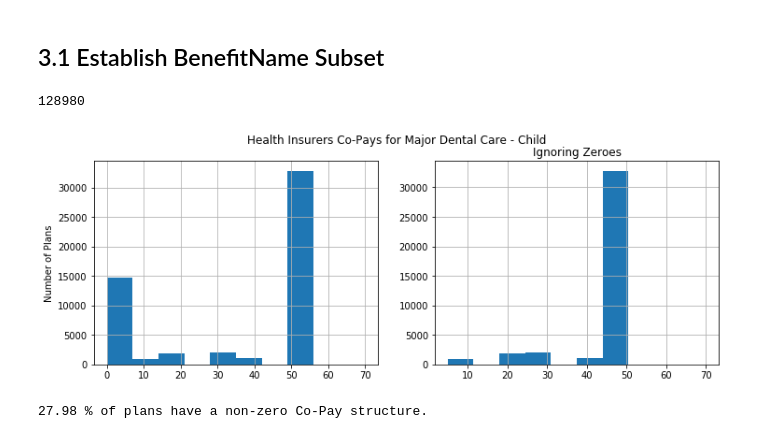
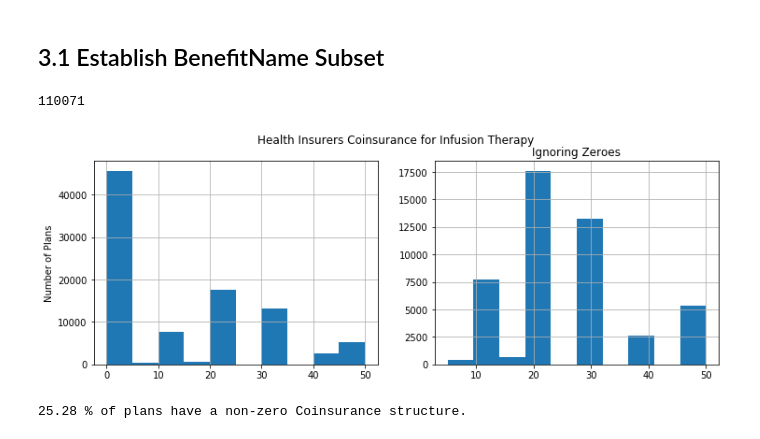
Before and after one commit to gcox32/Health_Insurance_Marketplace, a Jupyter notebook: Benefits Cost Sharing Exploration.ipynb, the cells around one changed output. Drawn from its saved outputs; the diff is of its cells as text; code cells hidden in the pictures.

```diff
--- a/Benefits Cost Sharing Exploration.ipynb
+++ b/Benefits Cost Sharing Exploration.ipynb
@@ -291,29 +277,29 @@ Name: CoinsInnTier1, Length: 8213853, dtype: float64
 # %% [markdown]
 ## 3.1 Establish BenefitName Subset
 # %%
-benefit = 'Major Dental Care - Child'
+benefit = 'Infusion Therapy'
 year = 2019
 
 sub_df = CostShare_df[CostShare_df.BenefitName == benefit]
 len(sub_df)
 # %% [output]
-128980
+110071
 # %%
 plt.subplots(nrows = 1, ncols = 2, figsize = (12,4))
 plt.subplot(121)
 sub_df.CoinsInnTier1.hist()
 plt.ylabel('Number of Plans')
 
 
 plt.subplot(122)
 not_zero = sub_df[sub_df.CoinsInnTier1 > 0]
 not_zero.CoinsInnTier1.hist()
 plt.title('Ignoring Zeroes')
-plt.suptitle('Health Insurers Co-Pays for {}'.format(benefit))
+plt.suptitle('Health Insurers Coinsurance for {}'.format(benefit))
 
 plt.show()
 # %% [output]
-[figure, old version]
+[figure, new version]
 # %%
 not_zero_yr = not_zero[not_zero.BusinessYear == year]
 map_df = not_zero_yr[['StateCode','CoinsInnTier1']].groupby('StateCode').mean()
@@ -321,9 +307,9 @@ map_df = not_zero_yr[['StateCode','CoinsInnTier1']].groupby('StateCode').mean()
 benefit_year = sub_df[sub_df.BusinessYear == year]
 non_zero_portion = len(not_zero_yr)/len(benefit_year)
 
-print(round(non_zero_portion*100,2),'% of plans have a non-zero Co-Pay structure.')
+print(round(non_zero_portion*100,2),'% of plans have a non-zero Coinsurance structure.')
 # %% [output]
-27.98 % of plans have a non-zero Co-Pay structure.
+25.28 % of plans have a non-zero Coinsurance structure.
 # %%
 data = dict(type = 'choropleth',
             locations = map_df.index,
```
Also changed, not shown: parts of 13 cells of this notebook, 2 other files.
